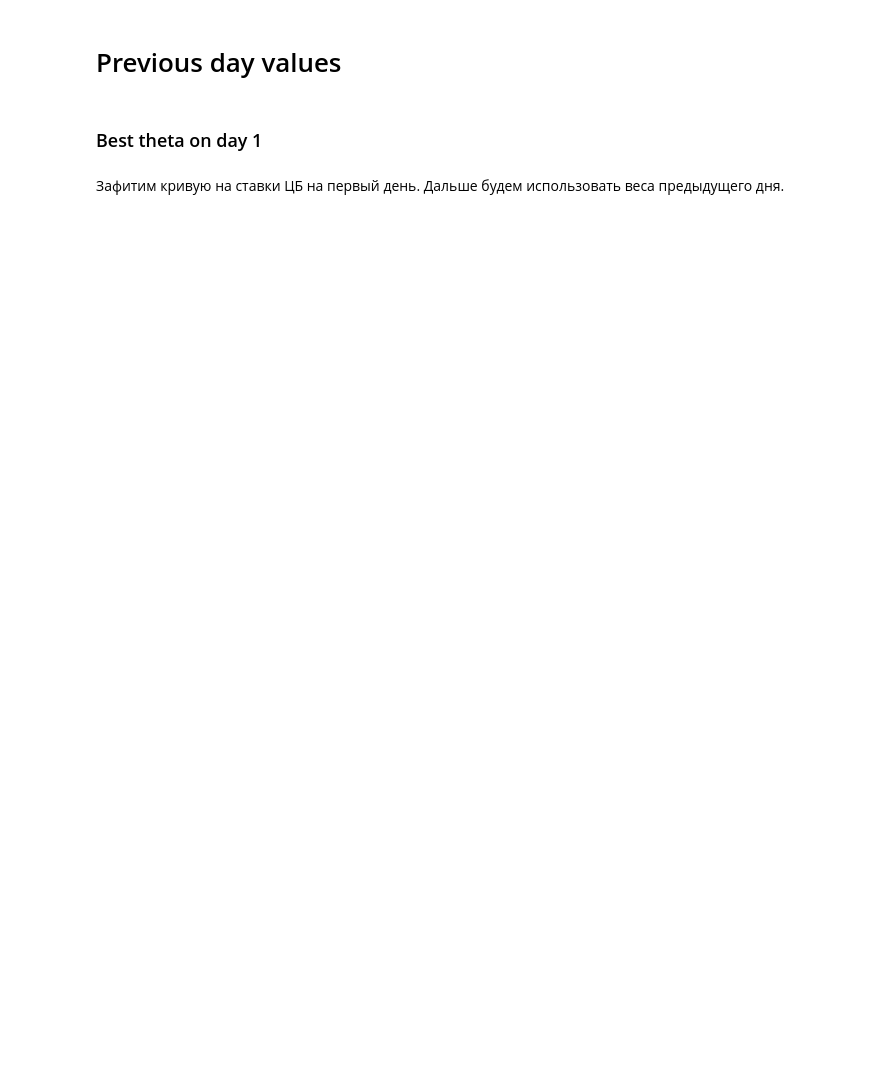
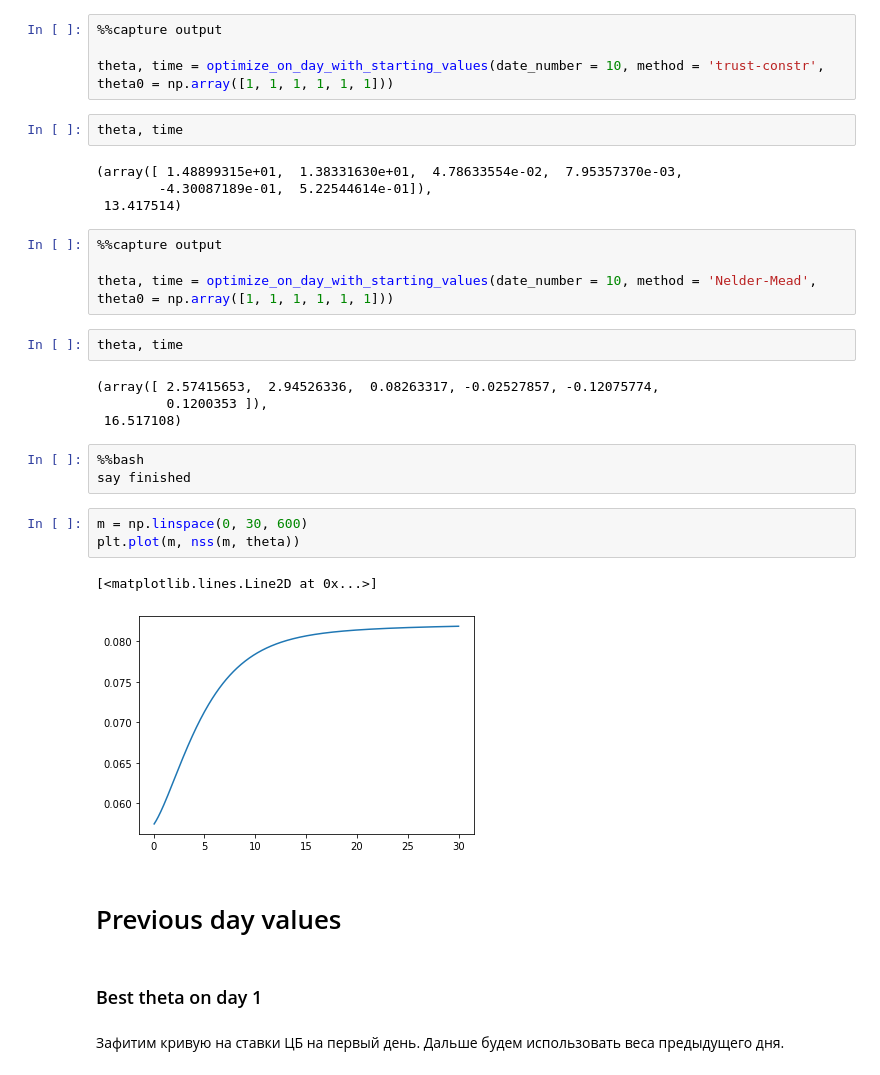
Before and after one commit to andrey-lukyanov/Comparing-numerical-methods-for-term-structure-fitting, a Jupyter notebook: New_calculation.ipynb, the cells around one changed output. Saved outputs shown, nothing was run; the diff lists cells and outputs as text; blank space fills up the shorter version.

```diff
--- a/New_calculation.ipynb
+++ b/New_calculation.ipynb
@@ -10,3 +27,32 @@ import matplotlib.pyplot as plt
+# %%
+%%capture output
+
+theta, time = optimize_on_day_with_starting_values(date_number = 10, method = 'trust-constr', theta0 = np.array([1, 1, 1, 1, 1, 1]))
+# %%
+theta, time
+# %% [output]
+(array([ 1.48899315e+01,  1.38331630e+01,  4.78633554e-02,  7.95357370e-03,
+        -4.30087189e-01,  5.22544614e-01]),
+ 13.417514)
+# %%
+%%capture output
+
+theta, time = optimize_on_day_with_starting_values(date_number = 10, method = 'Nelder-Mead', theta0 = np.array([1, 1, 1, 1, 1, 1]))
+# %%
+theta, time
+# %% [output]
+(array([ 2.57415653,  2.94526336,  0.08263317, -0.02527857, -0.12075774,
+         0.1200353 ]),
+ 16.517108)
+# %%
+%%bash
+say finished
+# %%
+m = np.linspace(0, 30, 600)
+plt.plot(m, nss(m, theta))
+# %% [output]
+[<matplotlib.lines.Line2D at 0x...>]
+[figure, added]
 # %% [markdown]
 # Previous day values
 # %% [markdown]
```
Also changed, not shown: parts of 75 cells of this notebook, 3 other files.
